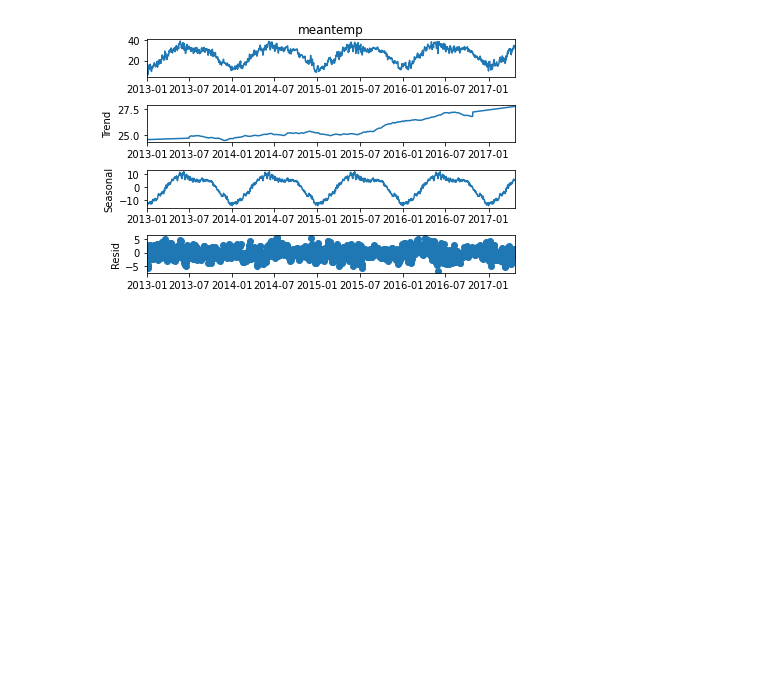
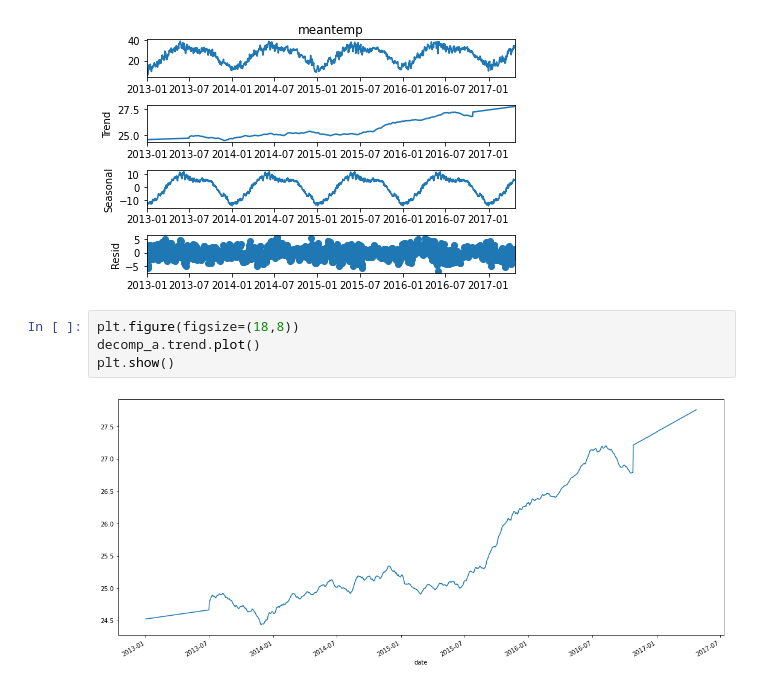
Before and after one commit to maxim8051/TimeSeriesItmoLab, a Jupyter notebook: TimeSeries.ipynb, the cells around one changed output. Drawn from its saved outputs; the diff is of its cells as text; blank space fills up the shorter version.

Commit message:
created plot's

```diff
--- a/TimeSeries.ipynb
+++ b/TimeSeries.ipynb
@@ -84,3 +84,9 @@ decomp_a.plot()
 plt.show()
 # %% [output]
 [figure]
+# %%
+plt.figure(figsize=(18,8))
+decomp_a.trend.plot()
+plt.show()
+# %% [output]
+[figure, added]
```
Also changed, not shown: parts of 6 cells of this notebook.
